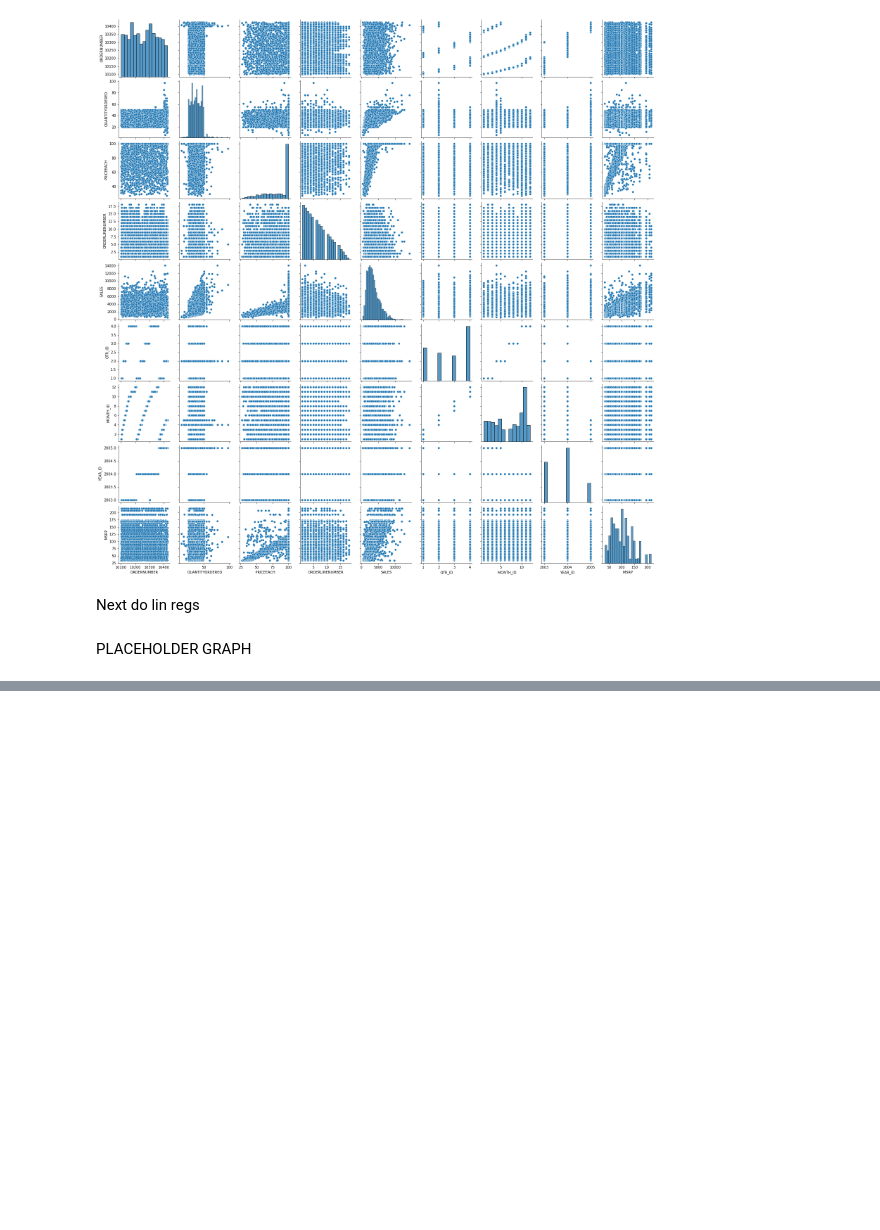
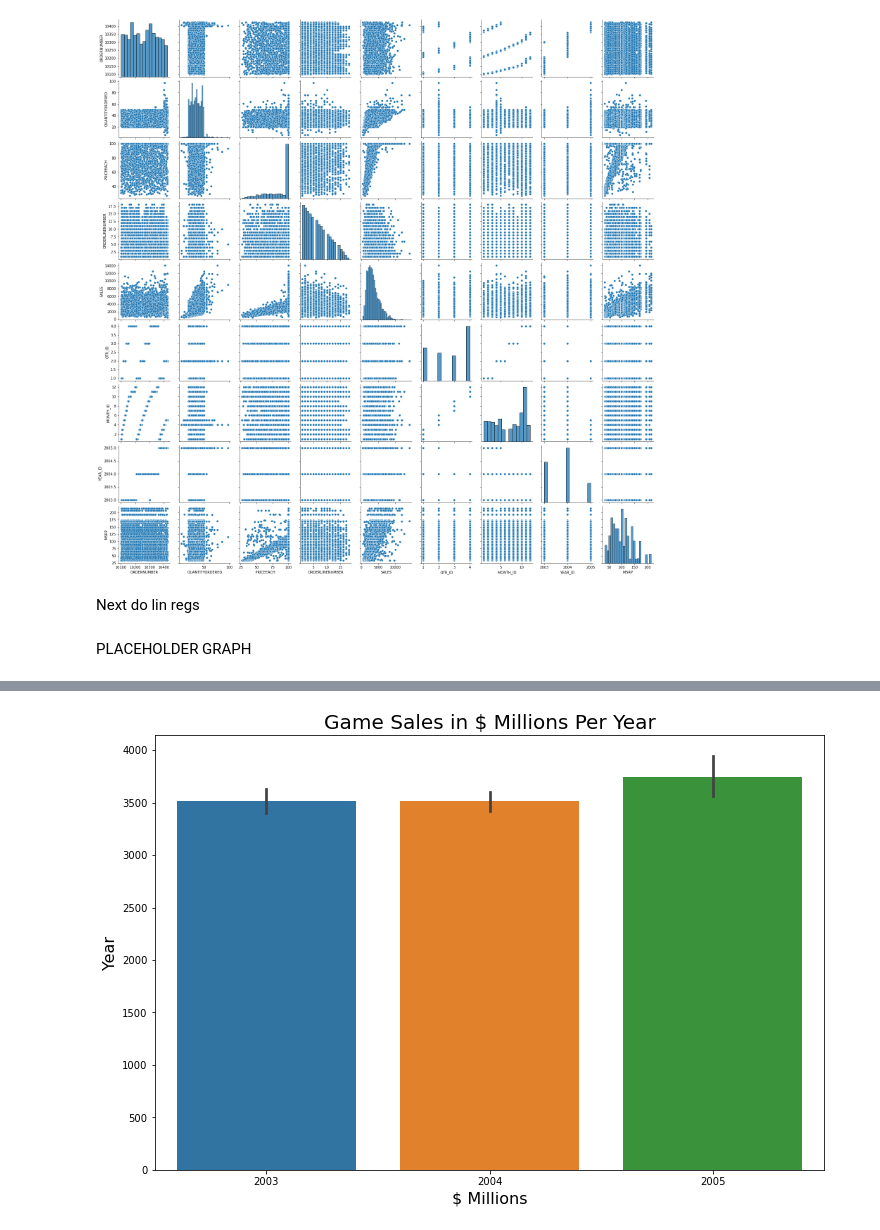
Before and after one commit to njw27/Motorcyle_Data, a Jupyter notebook: exploring_data.ipynb, the cells around one changed output, grey strips where cells are left out. Cells and saved outputs as stored; diff of their text form; code cells hidden in the pictures; blank space fills up the shorter version.

```diff
--- a/exploring_data.ipynb
+++ b/exploring_data.ipynb
@@ -242,2 +251,16 @@ Text(0.5, 1.0, 'Title')
+# %%
+# y = m_cycle.groupby(['PRODUCTLINE'])
+y = m_cycle['SALES']
+x = m_cycle['YEAR_ID']
+
+plt.figure(figsize=(12,8))
+ax = sns.barplot(y = y, x = x)
+ax.set_xlabel(xlabel='$ Millions', fontsize=16)
+# ax.set_xticklabels(labels = x, fontsize=12, rotation=50)
+ax.set_ylabel(ylabel='Year', fontsize=16)
+ax.set_title(label='Game Sales in $ Millions Per Year', fontsize=20)
+plt.show();
+# %% [output]
+[figure, added]
 # %%
 m_cycle.ORDERNUMBER.isna().value_counts()
```
Also changed, not shown: parts of 3 cells of this notebook.
